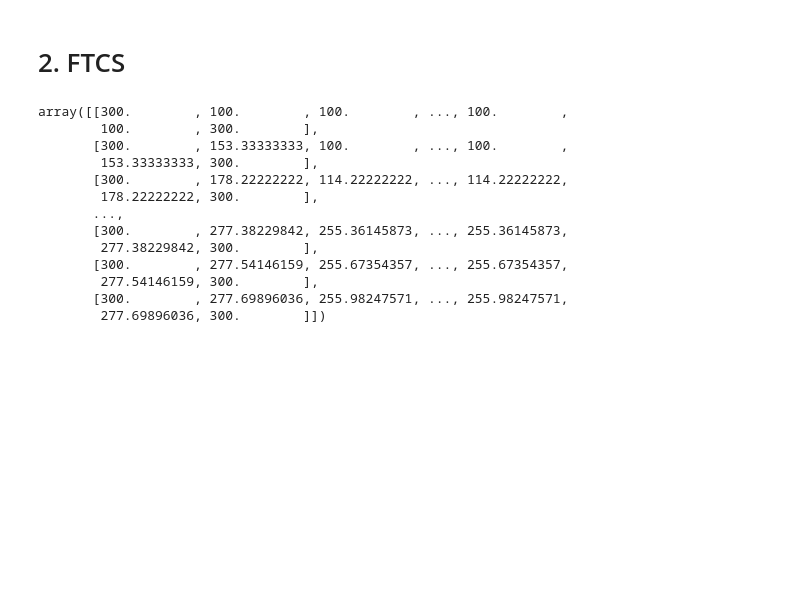
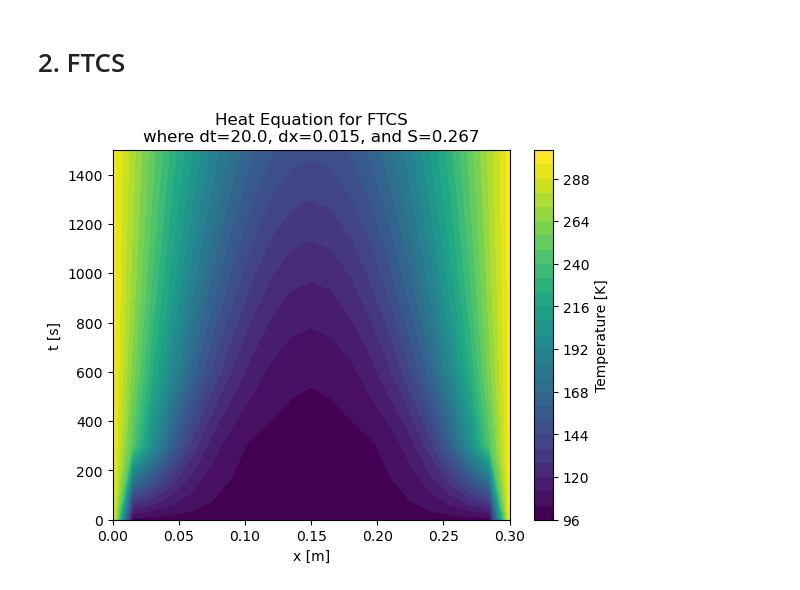
Before and after one commit to mhland10/me5653_CFD_repo, a Jupyter notebook: hw/hw2/HW2.ipynb, the cells around one changed output. Saved outputs shown, nothing was run; the diff lists cells and outputs as text; code cells hidden in the pictures; blank space fills up the shorter version.

```diff
--- a/hw/hw2/HW2.ipynb
+++ b/hw/hw2/HW2.ipynb
@@ -43,21 +43,24 @@ T[-1]= T_w
 # %% [markdown]
 # 2. FTCS
 # %%
-heatEq_FTCS = heatEquation( x , T , ( 0 , 30 * 60 ) , alpha = alpha , dt = 20 )
-heatEq_FTCS.solve()
+heatEq_FTCS_a = heatEquation( x , T , ( 0 , 30 * 60 ) , alpha = alpha , dt = 20 )
+heatEq_FTCS_a.solve()
-# %%
-heatEq_FTCS.u
-# %% [output]
-array([[300.        , 100.        , 100.        , ..., 100.        ,
-        100.        , 300.        ],
-       [300.        , 153.33333333, 100.        , ..., 100.        ,
-        153.33333333, 300.        ],
-       [300.        , 178.22222222, 114.22222222, ..., 114.22222222,
-        178.22222222, 300.        ],
-       ...,
-       [300.        , 277.38229842, 255.36145873, ..., 255.36145873,
-        277.38229842, 300.        ],
-       [300.        , 277.54146159, 255.67354357, ..., 255.67354357,
-        277.54146159, 300.        ],
-       [300.        , 277.69896036, 255.98247571, ..., 255.98247571,
-        277.69896036, 300.        ]])
+# %%
+x = heatEq_FTCS_a.x
+y = heatEq_FTCS_a.t[np.mod( heatEq_FTCS_a.t , 5 * 60 )==0]
+X , Y = np.meshgrid( x , y )
+
+Z = heatEq_FTCS_a.u[np.mod( heatEq_FTCS_a.t , 5 * 60 )==0]
+
+contour = plt.contourf( X , Y , Z , levels = 25 , cmap = 'viridis' , vmin = 100 , vmax = 300 )
+
+plt.title("Heat Equation for FTCS\nwhere dt={x:.1f}, dx={y:.3f}, and S={z:.3f}".format( x = heatEq_FTCS_a.dt , y = heatEq_FTCS_a.dx , z = heatEq_FTCS_a.S ) )
+plt.xlabel("x [m]")
+plt.ylabel("t [s]")
+
+cbar = plt.colorbar( contour )
+cbar.set_label( "Temperature [K]" )
+
+plt.show()
+# %% [output]
+[figure, added]
```
Also changed, not shown: parts of 22 cells of this notebook, 1 other file.
